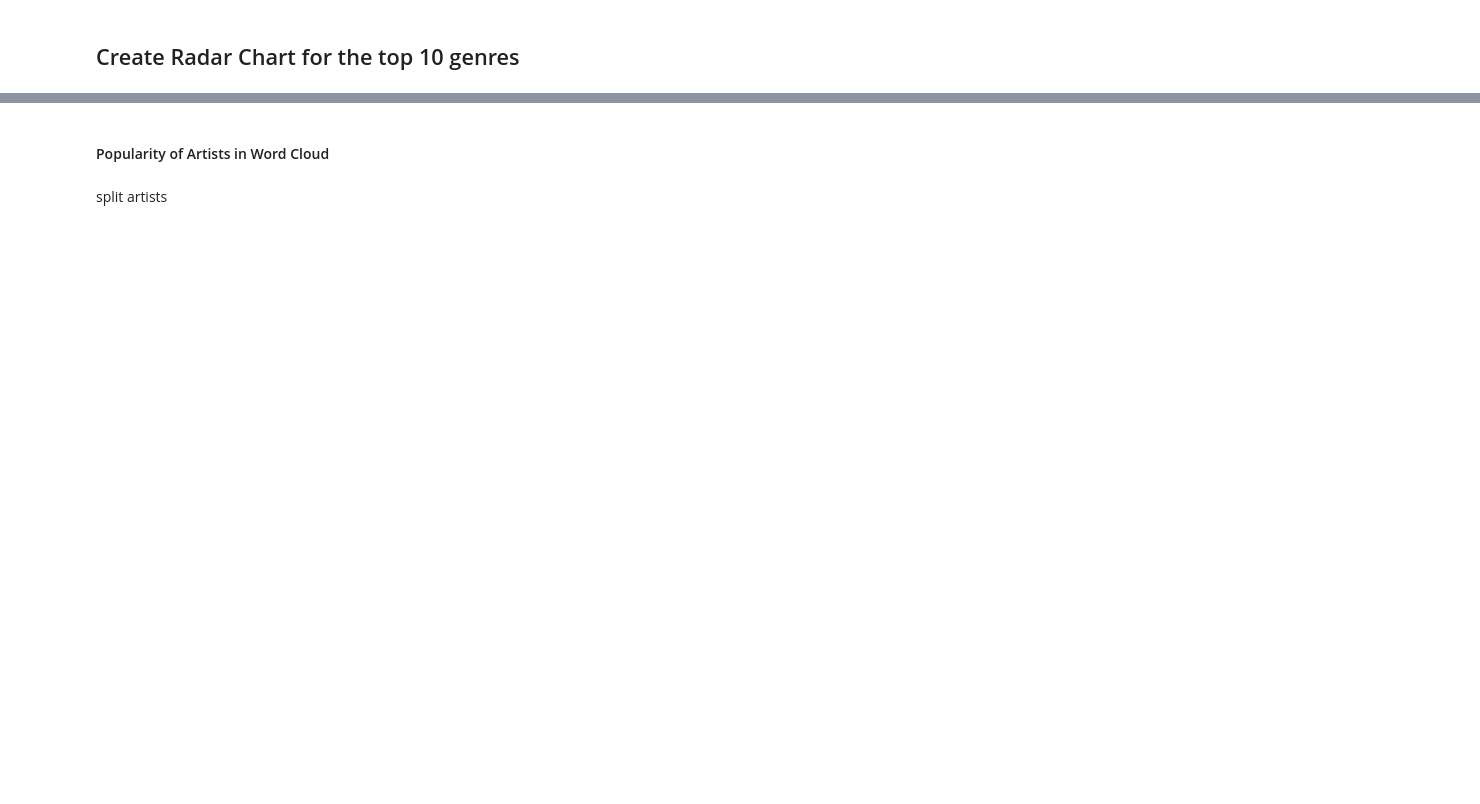
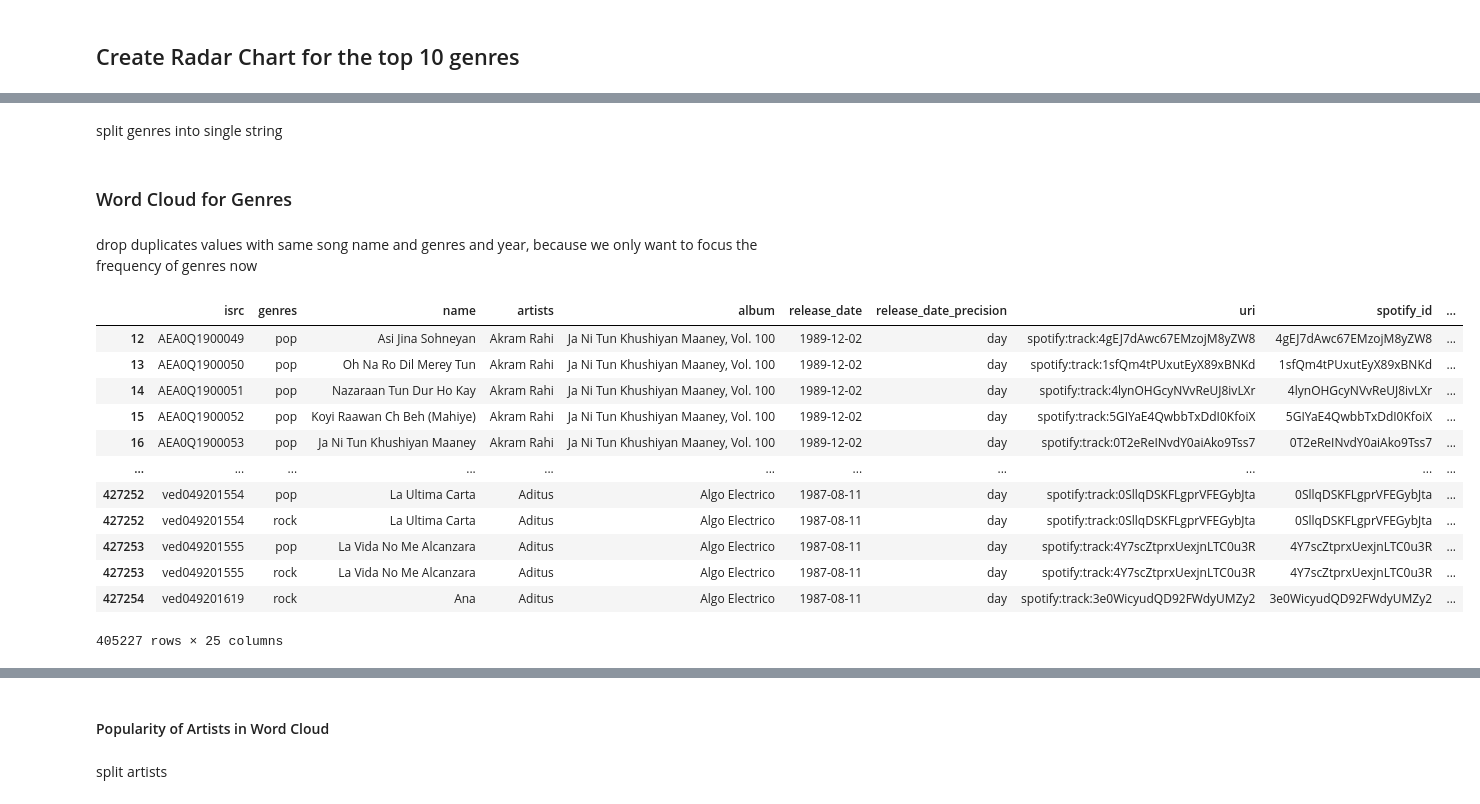
Before and after one commit to Jannis37/80s-recommender, a Jupyter notebook: viz.ipynb, the cells around one changed output, grey strips where cells are left out. Drawn from its saved outputs; the diff is of its cells as text; code cells hidden in the pictures; blank space fills up the shorter version.

```diff
--- a/viz.ipynb
+++ b/viz.ipynb
@@ -405,0 +511,2 @@ fig.show()"""
+# %% [markdown]
+split genres into single string
@@ -405,0 +518,21 @@ fig.show()"""
+# %% [markdown]
+### Word Cloud for Genres
+# %% [markdown]
+drop duplicates values with same song name and genres and year, because we only want to focus the frequency of genres now
+# %%
+final_genres = df_split_genres.drop_duplicates(["name","genres","year"])
+final_genres
+# %% [output]
+|  | isrc | genres | name | artists | album | release_date | release_date_precision | uri | spotify_id | ... |
+| 12 | AEA0Q1900049 | pop | Asi Jina Sohneyan | Akram Rahi | Ja Ni Tun Khushiyan Maaney, Vol. 100 | 1989-12-02 | day | spotify:track:4gEJ7dAwc67EMzojM8yZW8 | 4gEJ7dAwc67EMzojM8yZW8 | ... |
+| 13 | AEA0Q1900050 | pop | Oh Na Ro Dil Merey Tun | Akram Rahi | Ja Ni Tun Khushiyan Maaney, Vol. 100 | 1989-12-02 | day | spotify:track:1sfQm4tPUxutEyX89xBNKd | 1sfQm4tPUxutEyX89xBNKd | ... |
+| 14 | AEA0Q1900051 | pop | Nazaraan Tun Dur Ho Kay | Akram Rahi | Ja Ni Tun Khushiyan Maaney, Vol. 100 | 1989-12-02 | day | spotify:track:4lynOHGcyNVvReUJ8ivLXr | 4lynOHGcyNVvReUJ8ivLXr | ... |
+| 15 | AEA0Q1900052 | pop | Koyi Raawan Ch Beh (Mahiye) | Akram Rahi | Ja Ni Tun Khushiyan Maaney, Vol. 100 | 1989-12-02 | day | spotify:track:5GIYaE4QwbbTxDdI0KfoiX | 5GIYaE4QwbbTxDdI0KfoiX | ... |
+| 16 | AEA0Q1900053 | pop | Ja Ni Tun Khushiyan Maaney | Akram Rahi | Ja Ni Tun Khushiyan Maaney, Vol. 100 | 1989-12-02 | day | spotify:track:0T2eReINvdY0aiAko9Tss7 | 0T2eReINvdY0aiAko9Tss7 | ... |
+| ... | ... | ... | ... | ... | ... | ... | ... | ... | ... | ... |
+| 427252 | ved049201554 | pop | La Ultima Carta | Aditus | Algo Electrico | 1987-08-11 | day | spotify:track:0SllqDSKFLgprVFEGybJta | 0SllqDSKFLgprVFEGybJta | ... |
+| 427252 | ved049201554 | rock | La Ultima Carta | Aditus | Algo Electrico | 1987-08-11 | day | spotify:track:0SllqDSKFLgprVFEGybJta | 0SllqDSKFLgprVFEGybJta | ... |
+| 427253 | ved049201555 | pop | La Vida No Me Alcanzara | Aditus | Algo Electrico | 1987-08-11 | day | spotify:track:4Y7scZtprxUexjnLTC0u3R | 4Y7scZtprxUexjnLTC0u3R | ... |
+| 427253 | ved049201555 | rock | La Vida No Me Alcanzara | Aditus | Algo Electrico | 1987-08-11 | day | spotify:track:4Y7scZtprxUexjnLTC0u3R | 4Y7scZtprxUexjnLTC0u3R | ... |
+| 427254 | ved049201619 | rock | Ana | Aditus | Algo Electrico | 1987-08-11 | day | spotify:track:3e0WicyudQD92FWdyUMZy2 | 3e0WicyudQD92FWdyUMZy2 | ... |
+405227 rows × 25 columns
```
Also changed, not shown: parts of 75 cells of this notebook.
